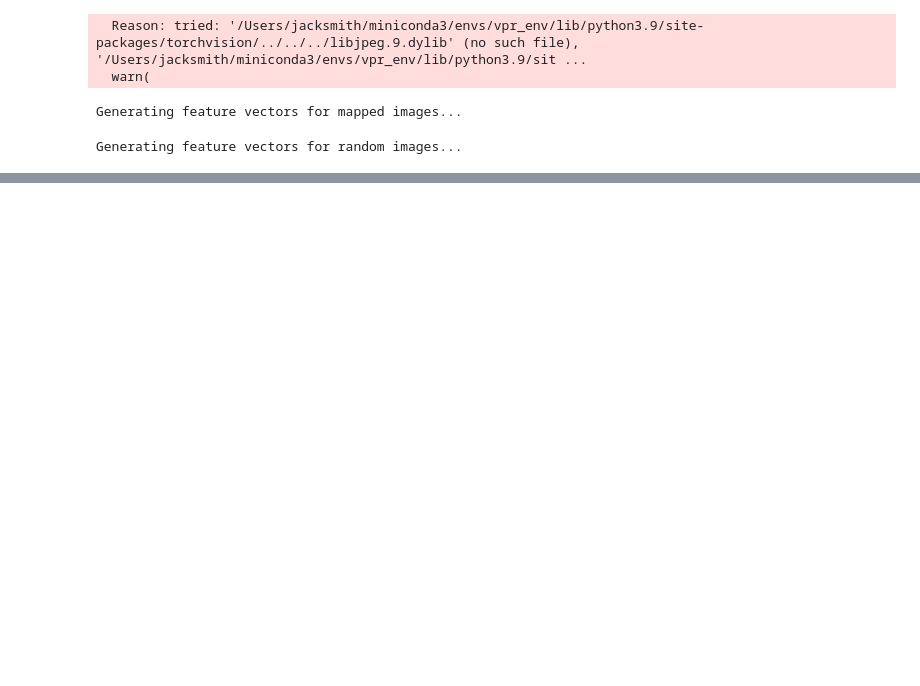
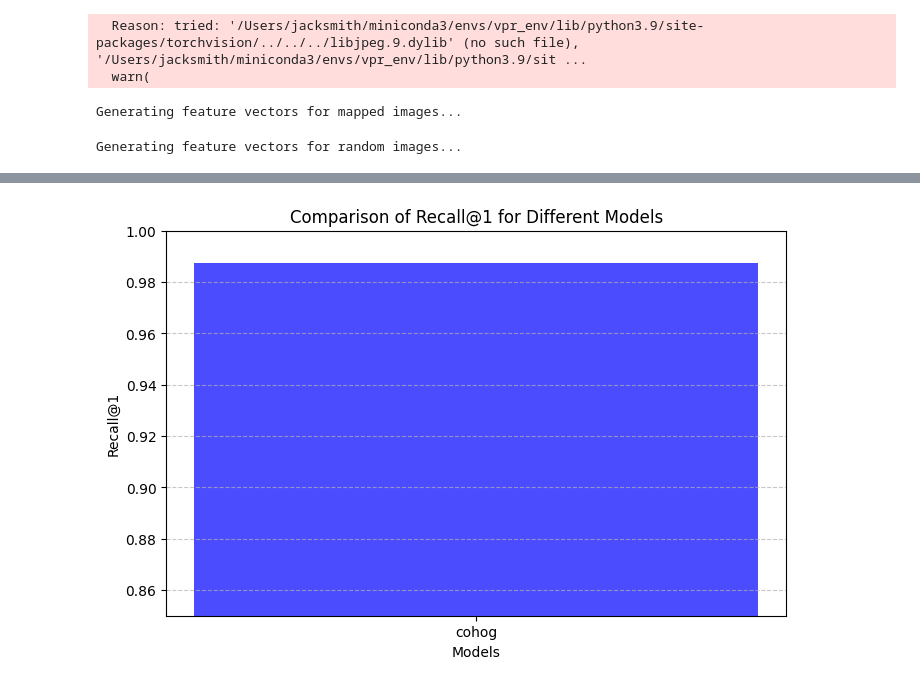
Before and after one commit to jacksmith2002/vpr_sim, a Jupyter notebook: evaluation/eval.ipynb, the cells around one changed output, grey strips where cells are left out. Cells and saved outputs as stored; diff of their text form; code cells hidden in the pictures; blank space fills up the shorter version.

```diff
--- a/evaluation/eval.ipynb
+++ b/evaluation/eval.ipynb
@@ -117,3 +111,27 @@ Evaluating alexnet...
+# %%
+# Plot Recall@1 for different models
+plt.figure(figsize=(8, 5))
+
+# Extract Recall@1 values
+recall_at_1 = [results[model]["k1"] for model in models]
+
+# Plot a bar chart
+plt.bar(models, recall_at_1, color="blue", alpha=0.7)
+
+# Labels and title
+plt.xlabel("Models")
+plt.ylabel("Recall@1")
+plt.title("Comparison of Recall@1 for Different Models")
+plt.ylim(0.85, 1)  # Assuming recall is between 0 and 1
+plt.grid(axis="y", linestyle="--", alpha=0.7)
+
+# Save the figure
+plt.savefig("results/recall_at_1.png", dpi=300, bbox_inches="tight")
+
+# Show the plot
+plt.show()
+# %% [output]
+[figure, added]
 # %%
 # Plot recall@n
 plt.figure(figsize=(10, 6))
```
Also changed, not shown: parts of 5 cells of this notebook, 31 other files.
